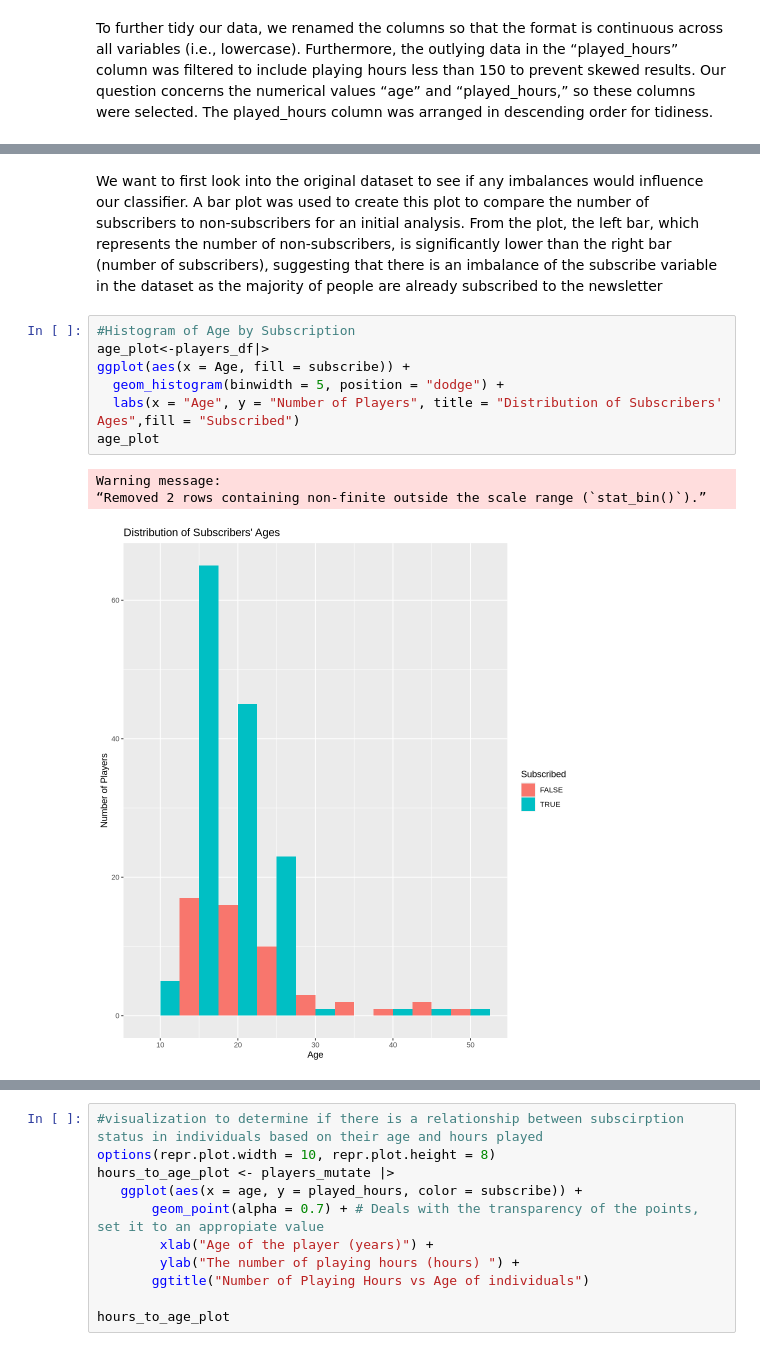
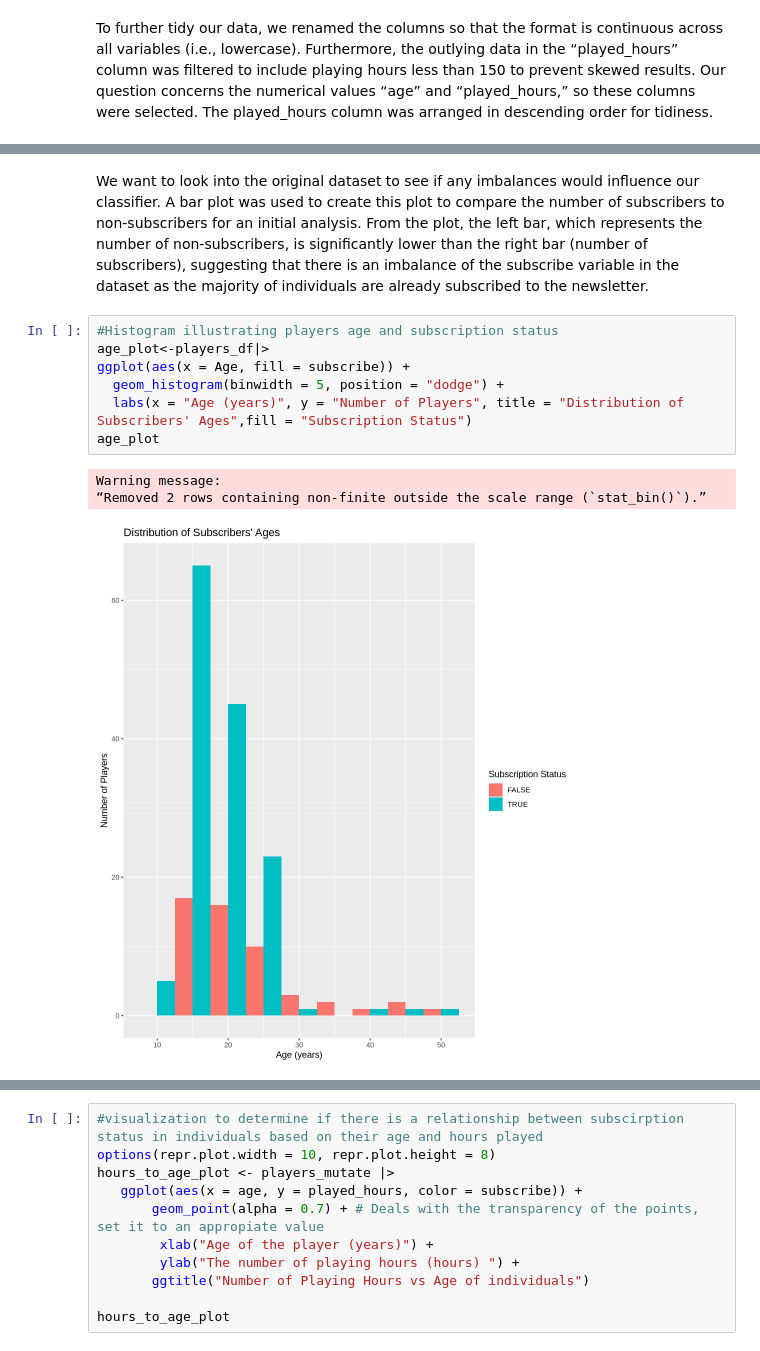
Before and after one commit to lennamh/DSCI100projectfinal, a Jupyter notebook: finalproject.ipynb, the cells around one changed output, grey strips where cells are left out. Saved outputs shown, nothing was run; the diff lists cells and outputs as text.

```diff
--- a/finalproject.ipynb
+++ b/finalproject.ipynb
@@ -106,16 +106,16 @@ class_inbalance_plot
 # %% [output]
 [figure]
 # %% [markdown]
-We want to first look into the original dataset to see if any imbalances would influence our classifier. A bar plot was used to create this plot to compare the number of subscribers to non-subscribers for an initial analysis. From the plot, the left bar, which represents the number of non-subscribers, is significantly lower than the right bar (number of subscribers), suggesting that there is an imbalance of the subscribe variable in the dataset as the majority of people are already subscribed to the newsletter
+We want to look into the original dataset to see if any imbalances would influence our classifier. A bar plot was used to create this plot to compare the number of subscribers to non-subscribers for an initial analysis. From the plot, the left bar, which represents the number of non-subscribers, is significantly lower than the right bar (number of subscribers), suggesting that there is an imbalance of the subscribe variable in the dataset as the majority of individuals are already subscribed to the newsletter.
 # %%
-#Histogram of Age by Subscription
+#Histogram illustrating players age and subscription status
 age_plot<-players_df|>
 ggplot(aes(x = Age, fill = subscribe)) +
   geom_histogram(binwidth = 5, position = "dodge") +
-  labs(x = "Age", y = "Number of Players", title = "Distribution of Subscribers' Ages",fill = "Subscribed")
+  labs(x = "Age (years)", y = "Number of Players", title = "Distribution of Subscribers' Ages",fill = "Subscription Status")
 age_plot
 # %% [output]
 Warning message:
 “Removed 2 rows containing non-finite outside the scale range (`stat_bin()`).”
-[figure, old version]
+[figure, new version]
 # %% [markdown]
```
Also changed, not shown: parts of 18 cells of this notebook.
